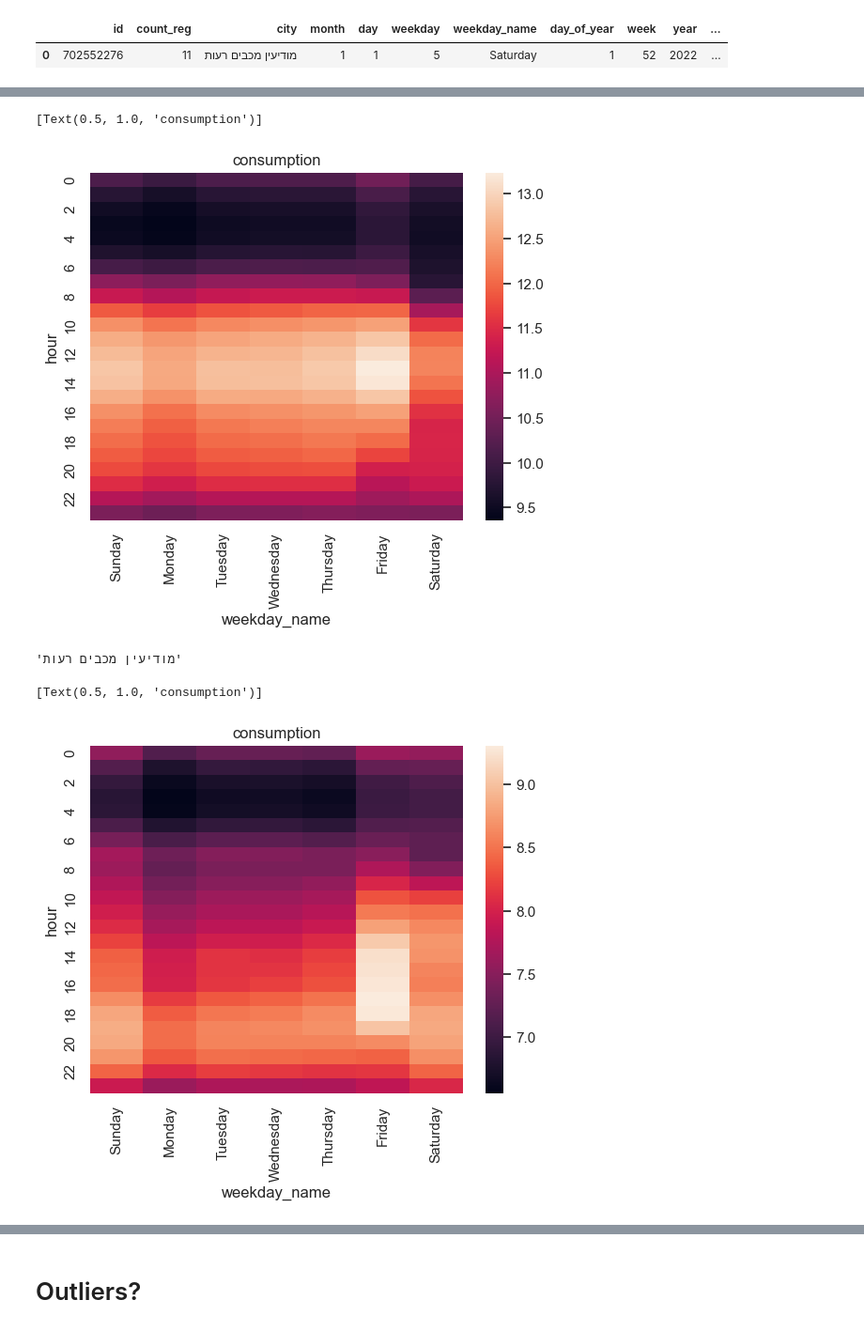
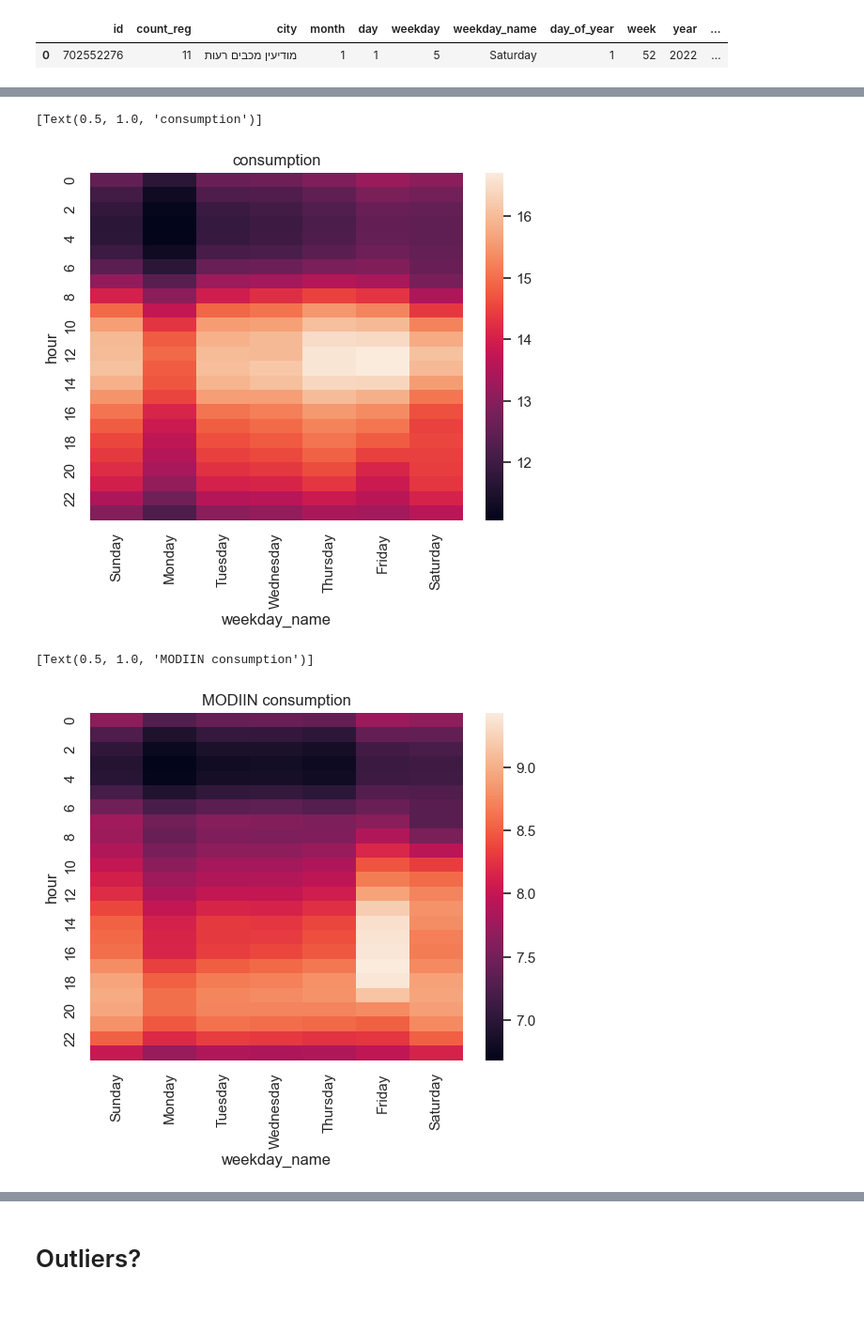
Before and after one commit to shtota/iec, a Jupyter notebook: analysis.ipynb, the cells around one changed output, grey strips where cells are left out. Shown at 94% size. Drawn from its saved outputs; the diff is of its cells as text; code cells hidden in the pictures.

```diff
--- a/analysis.ipynb
+++ b/analysis.ipynb
@@ -9,6 +9,8 @@ sns.set()
 MONTHS = ['January', 'February', 'March', 'April', 'May', 'June', 'July', 'August', 'September', 'October', 'November', 'December']
 DAYS = ['Monday', 'Tuesday', 'Wednesday', 'Thursday', 'Friday', 'Saturday','Sunday']
 J_DAYS = ['Sunday', 'Monday', 'Tuesday', 'Wednesday', 'Thursday', 'Friday', 'Saturday']
+CITIES = ['מודיעין מכבים רעות', 'באר שבע', 'נתניה']
+MODIIN,BS,NETANIA = CITIES
 # %%
 #full_df = pd.read_pickle('full.pkl')
 full_hour_df = pd.read_pickle('hour.pkl')
@@ -20,6 +22,12 @@ full_hour_df.head(1)
 |  | total | id | count_reg | city | month | day | weekday | weekday_name | day_of_year | week | ... |
 | 0 | 199.341003 | 702552276 | 11 | מודיעין מכבים רעות | 1 | 1 | 5 | Saturday | 1 | 52 | ... |
 # %%
+full_day_df['log10_daily_consumption'] = np.log10(full_day_df.total + 1)
+bad_buildings = set(full_day_df[(full_day_df.log10_daily_consumption > 4.5) | (full_day_df.count_reg > 30)].id.unique())
+full_day_df['overconsuming'] = full_day_df.id.map(lambda x: x in bad_buildings)
+day_df = pd.DataFrame(full_day_df[(full_day_df.overconsuming == False) & (full_day_df.year == 2022)])
+hour_df = pd.DataFrame(full_hour_df[(full_hour_df.id.map(lambda x: x not in bad_buildings)) & (full_hour_df.year == 2022)])
+
 full_day_df.head(1)
 # %% [output]
 |  | id | count_reg | city | month | day | weekday | weekday_name | day_of_year | week | year | ... |
@@ -88,18 +100,13 @@ table = hour_df.groupby(['weekday_name', 'hour']).mean(numeric_only=True)['consu
 sns.heatmap(table).set(title='consumption')
 # %% [output]
 [Text(0.5, 1.0, 'consumption')]
-[figure, old version]
+[figure, new version]
-# %%
-m = hour_df.city.unique()[0]
-m
-# %% [output]
-'מודיעין מכבים רעות'
 # %%
-table = hour_df[hour_df.city == m].groupby(['weekday_name', 'hour']).mean(numeric_only=True)['consumption'].reset_index().pivot(columns='weekday_name', index='hour', values='consumption')
-sns.heatmap(table).set(title='consumption')
+table = hour_df[hour_df.city == MODIIN].groupby(['weekday_name', 'hour']).mean(numeric_only=True)['consumption'].reset_index().pivot(columns='weekday_name', index='hour', values='consumption')
+sns.heatmap(table).set(title='MODIIN consumption')
 # %% [output]
-[Text(0.5, 1.0, 'consumption')]
+[Text(0.5, 1.0, 'MODIIN consumption')]
-[figure, old version]
+[figure, new version]
 # %%
 table = day_df.groupby(['weekday_name', 'month']).mean(numeric_only=True)['total'].reset_index().pivot(columns='month', index='weekday_name', values='total')
 sns.heatmap(table).set(title='consumption')
```
Also changed, not shown: parts of 25 cells of this notebook, 1 other file.
